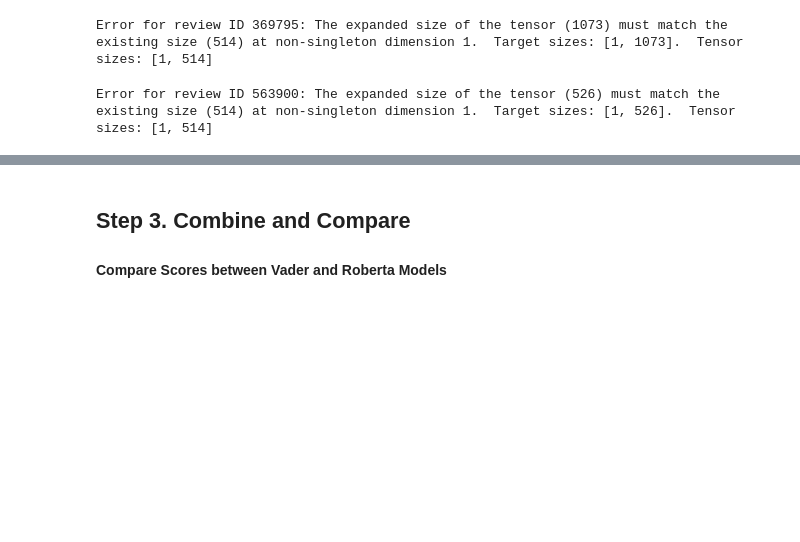
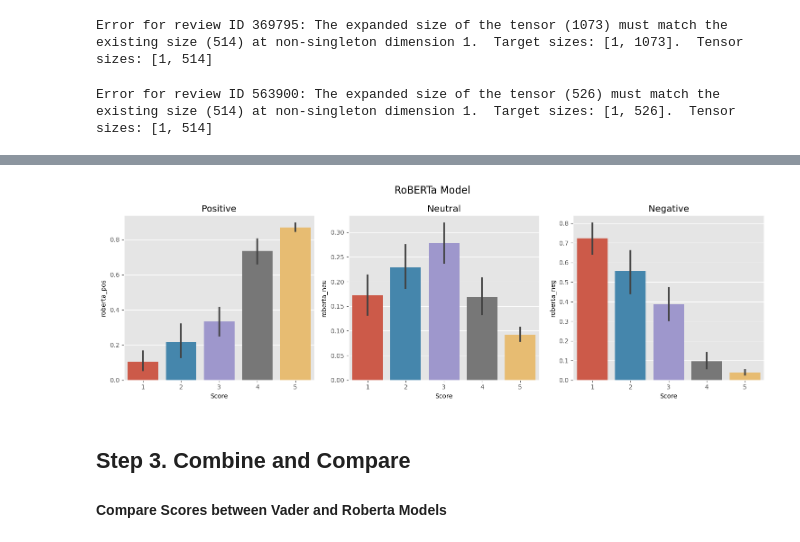
Before and after one commit to analyticsbyted/sentiment_analysis, a Jupyter notebook: sentiment.ipynb, the cells around one changed output, grey strips where cells are left out. Cells and saved outputs as stored; diff of their text form; code cells hidden in the pictures; blank space fills up the shorter version.

```diff
--- a/sentiment.ipynb
+++ b/sentiment.ipynb
@@ -285,3 +315,19 @@ results_df = results_df.merge(df, how='left', on='Id')
+# %%
+fig, axs = plt.subplots(1, 3, figsize=(15, 5))
+sns.barplot(data=roberta, x='Score', y='roberta_pos', ax=axs[0])
+sns.barplot(data=roberta, x='Score', y='roberta_neu', ax=axs[1])
+sns.barplot(data=roberta, x='Score', y='roberta_neg', ax=axs[2])
+axs[0].set_title('Positive')
+axs[1].set_title('Neutral')
+axs[2].set_title('Negative')
+
+# Add a title above the subplots
+fig.suptitle('RoBERTa Model', fontsize=16)
+
+plt.tight_layout()
+plt.show()
+# %% [output]
+[figure, added]
 # %% [markdown]
 ## Step 3. Combine and Compare
 
```
Also changed, not shown: parts of 12 cells of this notebook.
